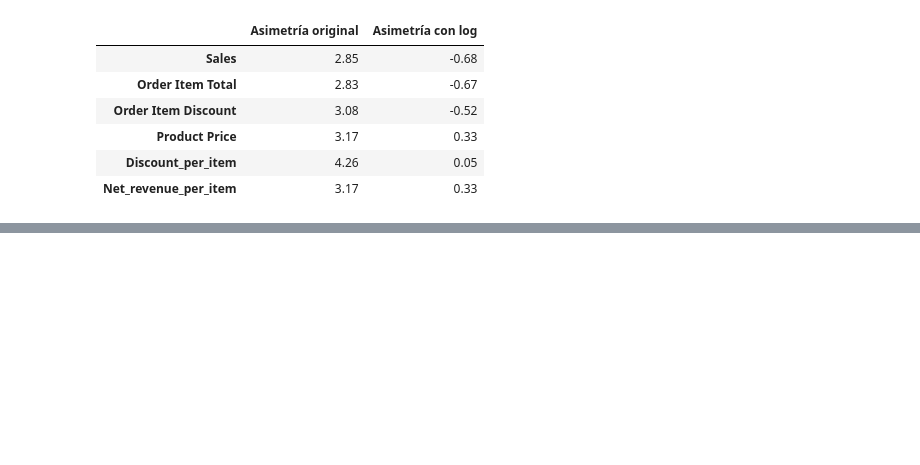
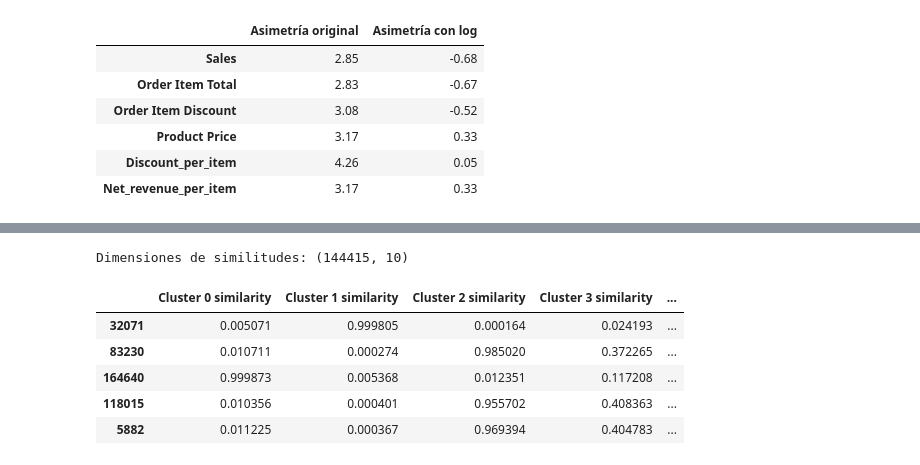
Before and after one commit to JB1302/Big-Data-G2, a Jupyter notebook: ProyectoDataCo.ipynb, the cells around one changed output, grey strips where cells are left out. Cells and saved outputs as stored; diff of their text form; code cells hidden in the pictures; blank space fills up the shorter version.

```diff
--- a/ProyectoDataCo.ipynb
+++ b/ProyectoDataCo.ipynb
@@ -1973,0 +2116,64 @@ Se conservaron las columnas originales y se agregaron las nuevas con el prefijo
+# %%
+## 8.4 Implementación del transformador personalizado ClusterSimilarity
+
+from sklearn.base import BaseEstimator, TransformerMixin
+from sklearn.metrics.pairwise import rbf_kernel
+
+class ClusterSimilarity(BaseEstimator, TransformerMixin):
+
+    def __init__(self, n_clusters=10, gamma=1.0, random_state=None):
+        self.n_clusters = n_clusters
+        self.gamma = gamma
+        self.random_state = random_state
+
+    def fit(self, X, y=None, sample_weight=None):
+        self.kmeans_ = KMeans(
+            n_clusters=self.n_clusters,
+            n_init=10,
+            random_state=self.random_state
+        )
+
+        self.kmeans_.fit(X, sample_weight=sample_weight)
+        return self
+
+    def transform(self, X):
+        return rbf_kernel(
+            X,
+            self.kmeans_.cluster_centers_,
+            gamma=self.gamma
+        )
+
+    def get_feature_names_out(self, names=None):
+        return [
+            f"Cluster {i} similarity"
+            for i in range(self.n_clusters)
+        ]
+
+        # Crear transformador de similitud
+cluster_simil = ClusterSimilarity(
+    n_clusters=10,
+    gamma=1.0,
+    random_state=42
+)
+
+# Generar similitudes con los 10 clusters
+similitudes = cluster_simil.fit_transform(X_geo)
+
+# Convertir a DataFrame para visualizar
+df_similitudes = pd.DataFrame(
+    similitudes,
+    columns=cluster_simil.get_feature_names_out(),
+    index=df_geo.index
+)
+
+print("Dimensiones de similitudes:", df_similitudes.shape)
+
+display(df_similitudes.head())
+# %% [output]
+Dimensiones de similitudes: (144415, 10)
+|  | Cluster 0 similarity | Cluster 1 similarity | Cluster 2 similarity | Cluster 3 similarity | ... |
+| 32071 | 0.005071 | 0.999805 | 0.000164 | 0.024193 | ... |
+| 83230 | 0.010711 | 0.000274 | 0.985020 | 0.372265 | ... |
+| 164640 | 0.999873 | 0.005368 | 0.012351 | 0.117208 | ... |
+| 118015 | 0.010356 | 0.000401 | 0.955702 | 0.408363 | ... |
+| 5882 | 0.011225 | 0.000367 | 0.969394 | 0.404783 | ... |
```
Also changed, not shown: parts of 22 cells of this notebook.
